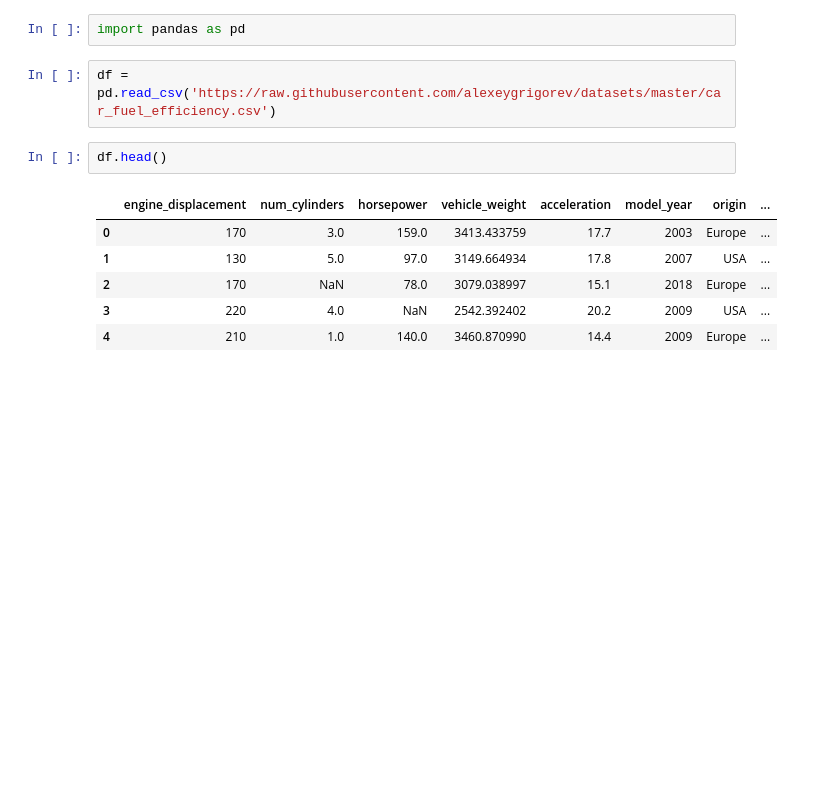
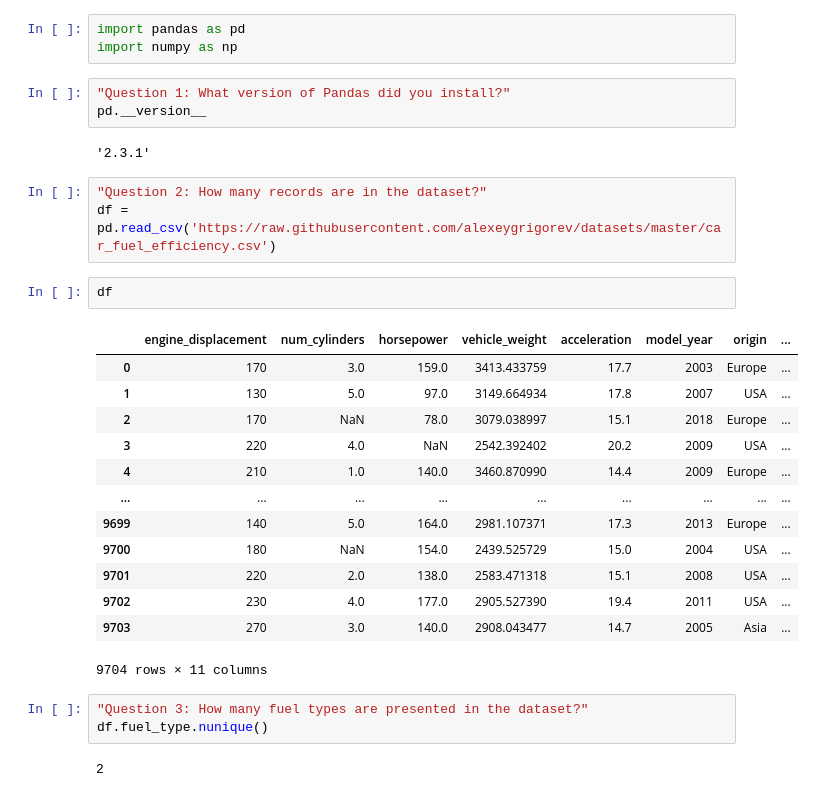
Before and after one commit to BrianCh16/Machine-Learning-Zoomcamp-Homework, a Jupyter notebook: 01-intro/homework.ipynb, the cells around one changed output. Saved outputs shown, nothing was run; the diff lists cells and outputs as text; blank space fills up the shorter version.

Commit message:
Finished homework 1 and updating github page

```diff
--- a/01-intro/homework.ipynb
+++ b/01-intro/homework.ipynb
@@ -1,13 +1,32 @@
 # %%
 import pandas as pd
+import numpy as np
 # %%
-df = pd.read_csv('https://raw.githubusercontent.com/alexeygrigorev/datasets/master/car_fuel_efficiency.csv')
+"Question 1: What version of Pandas did you install?"
+pd.__version__
+# %% [output]
+'2.3.1'
-# %%
-df.head()
-# %% [output]
-|  | engine_displacement | num_cylinders | horsepower | vehicle_weight | acceleration | model_year | origin | ... |
-| 0 | 170 | 3.0 | 159.0 | 3413.433759 | 17.7 | 2003 | Europe | ... |
-| 1 | 130 | 5.0 | 97.0 | 3149.664934 | 17.8 | 2007 | USA | ... |
-| 2 | 170 | NaN | 78.0 | 3079.038997 | 15.1 | 2018 | Europe | ... |
-| 3 | 220 | 4.0 | NaN | 2542.392402 | 20.2 | 2009 | USA | ... |
-| 4 | 210 | 1.0 | 140.0 | 3460.870990 | 14.4 | 2009 | Europe | ... |
+# %%
+"Question 2: How many records are in the dataset?"
+df = pd.read_csv('https://raw.githubusercontent.com/alexeygrigorev/datasets/master/car_fuel_efficiency.csv')
+# %%
+df
+# %% [output]
+|  | engine_displacement | num_cylinders | horsepower | vehicle_weight | acceleration | model_year | origin | ... |
+| 0 | 170 | 3.0 | 159.0 | 3413.433759 | 17.7 | 2003 | Europe | ... |
+| 1 | 130 | 5.0 | 97.0 | 3149.664934 | 17.8 | 2007 | USA | ... |
+| 2 | 170 | NaN | 78.0 | 3079.038997 | 15.1 | 2018 | Europe | ... |
+| 3 | 220 | 4.0 | NaN | 2542.392402 | 20.2 | 2009 | USA | ... |
+| 4 | 210 | 1.0 | 140.0 | 3460.870990 | 14.4 | 2009 | Europe | ... |
+| ... | ... | ... | ... | ... | ... | ... | ... | ... |
+| 9699 | 140 | 5.0 | 164.0 | 2981.107371 | 17.3 | 2013 | Europe | ... |
+| 9700 | 180 | NaN | 154.0 | 2439.525729 | 15.0 | 2004 | USA | ... |
+| 9701 | 220 | 2.0 | 138.0 | 2583.471318 | 15.1 | 2008 | USA | ... |
+| 9702 | 230 | 4.0 | 177.0 | 2905.527390 | 19.4 | 2011 | USA | ... |
+| 9703 | 270 | 3.0 | 140.0 | 2908.043477 | 14.7 | 2005 | Asia | ... |
+9704 rows × 11 columns
+# %%
+"Question 3: How many fuel types are presented in the dataset?"
+df.fuel_type.nunique()
+# %% [output]
+2
```
Also changed, not shown: parts of 15 cells of this notebook.
